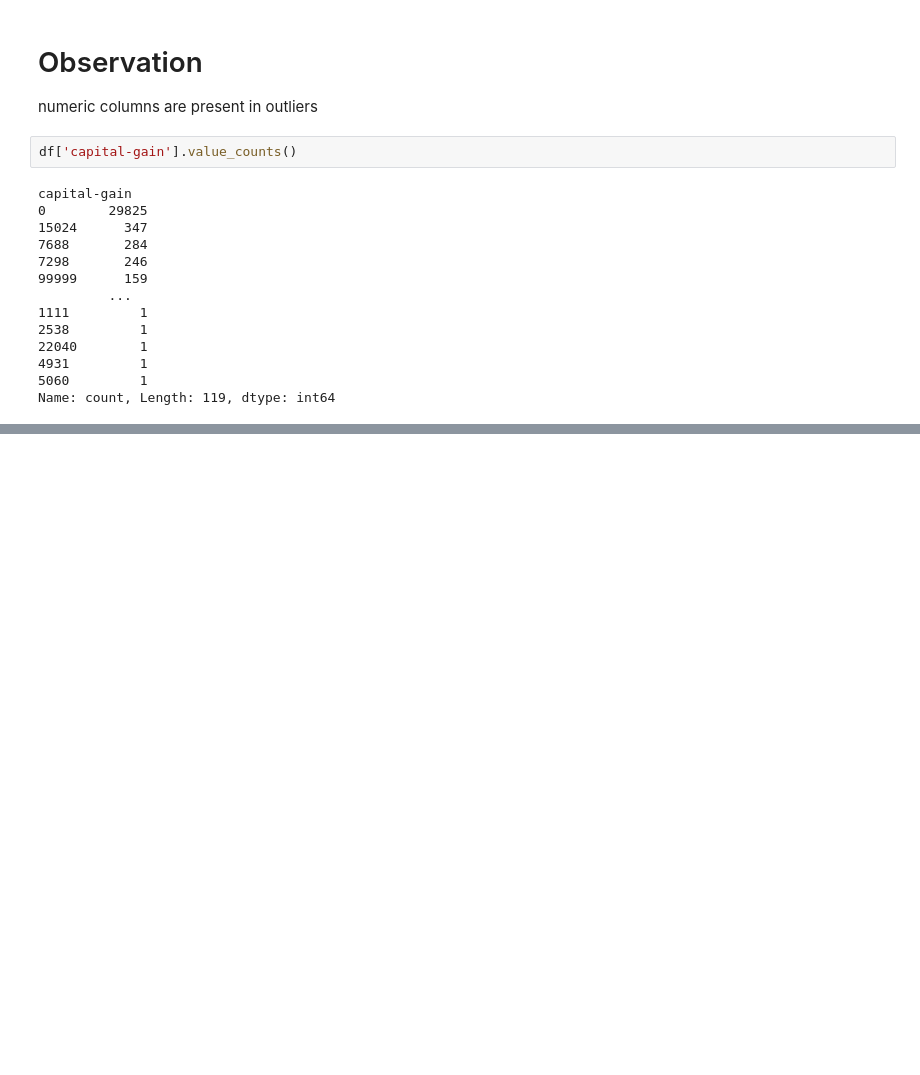
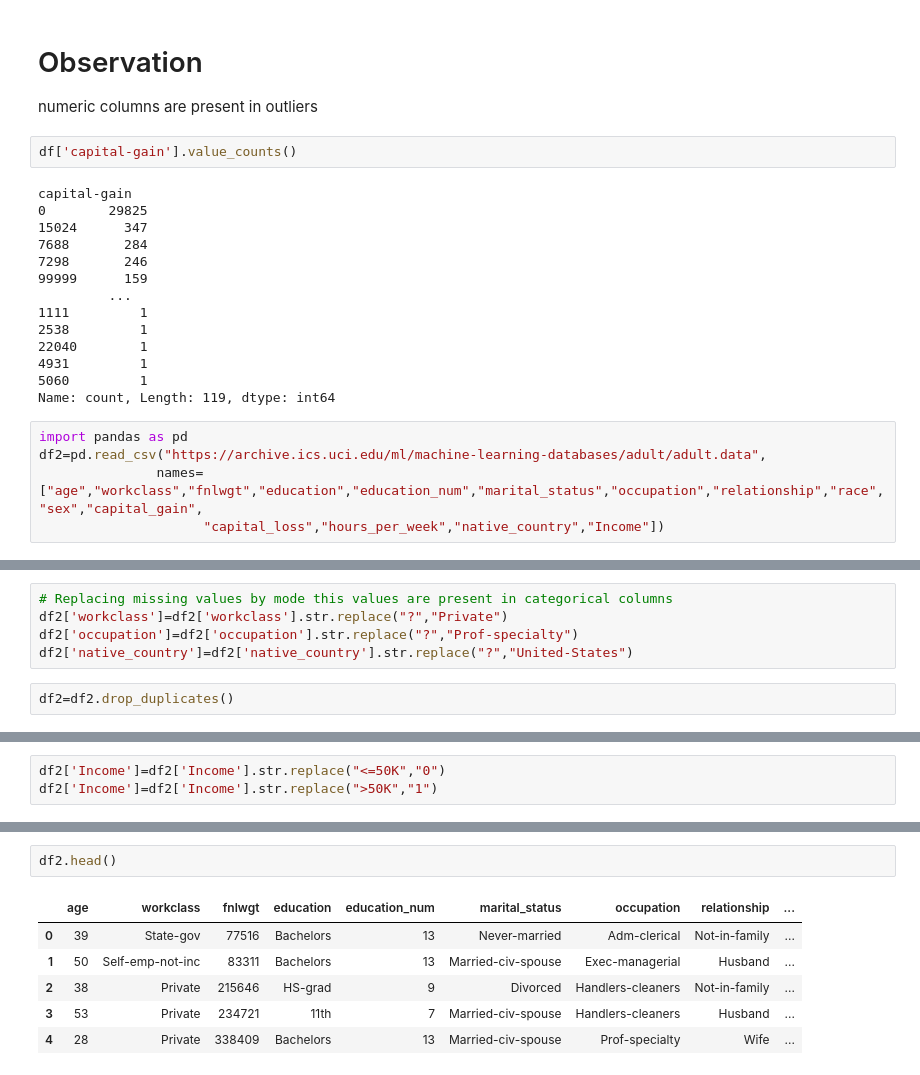
Before and after one commit to bdgurjar/FSDS_CENSUS_INCOME_PROJECT, a Jupyter notebook: notebooks/EDA.ipynb, the cells around one changed output, grey strips where cells are left out. Cells and saved outputs as stored; diff of their text form; blank space fills up the shorter version.

```diff
--- a/notebooks/EDA.ipynb
+++ b/notebooks/EDA.ipynb
@@ -510,3 +510,8 @@ capital-gain
 4931         1
 5060         1
 Name: count, Length: 119, dtype: int64
+# %%
+import pandas as pd
+df2=pd.read_csv("https://archive.ics.uci.edu/ml/machine-learning-databases/adult/adult.data",
+               names=["age","workclass","fnlwgt","education","education_num","marital_status","occupation","relationship","race","sex","capital_gain",
+                     "capital_loss","hours_per_week","native_country","Income"])
@@ -512,0 +530,7 @@ Name: count, Length: 119, dtype: int64
+# %%
+# Replacing missing values by mode this values are present in categorical columns
+df2['workclass']=df2['workclass'].str.replace("?","Private")
+df2['occupation']=df2['occupation'].str.replace("?","Prof-specialty")
+df2['native_country']=df2['native_country'].str.replace("?","United-States")
+# %%
+df2=df2.drop_duplicates()
@@ -512,0 +541,3 @@ Name: count, Length: 119, dtype: int64
+# %%
+df2['Income']=df2['Income'].str.replace("<=50K","0")
+df2['Income']=df2['Income'].str.replace(">50K","1")
@@ -512,0 +555,9 @@ Name: count, Length: 119, dtype: int64
+# %%
+df2.head()
+# %% [output]
+|  | age | workclass | fnlwgt | education | education_num | marital_status | occupation | relationship | ... |
+| 0 | 39 | State-gov | 77516 | Bachelors | 13 | Never-married | Adm-clerical | Not-in-family | ... |
+| 1 | 50 | Self-emp-not-inc | 83311 | Bachelors | 13 | Married-civ-spouse | Exec-managerial | Husband | ... |
+| 2 | 38 | Private | 215646 | HS-grad | 9 | Divorced | Handlers-cleaners | Not-in-family | ... |
+| 3 | 53 | Private | 234721 | 11th | 7 | Married-civ-spouse | Handlers-cleaners | Husband | ... |
+| 4 | 28 | Private | 338409 | Bachelors | 13 | Married-civ-spouse | Prof-specialty | Wife | ... |
```
Also changed, not shown: parts of 9 cells of this notebook, 16 other files.
